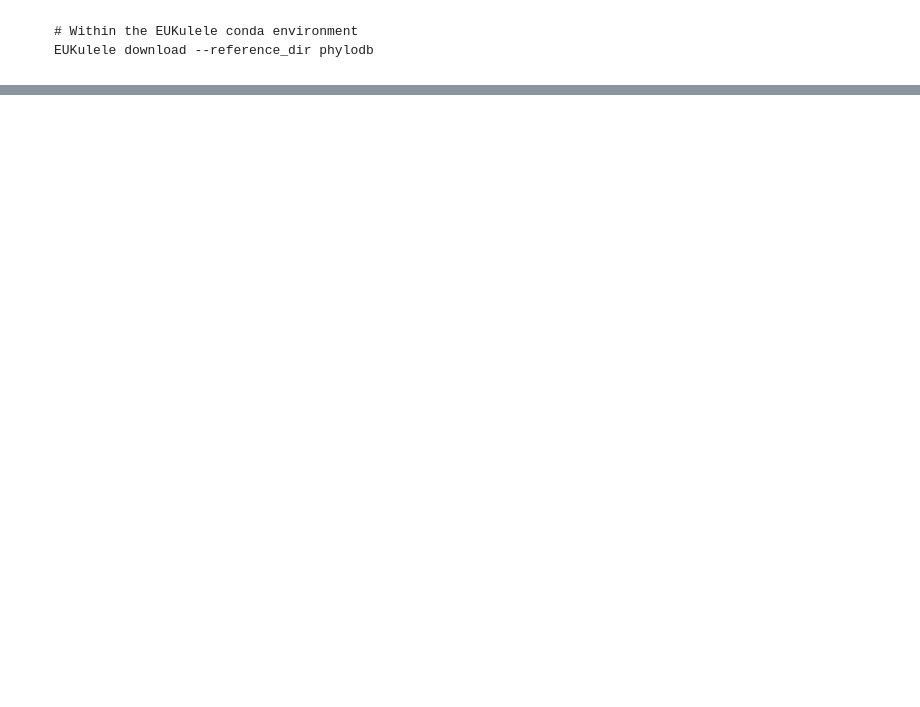
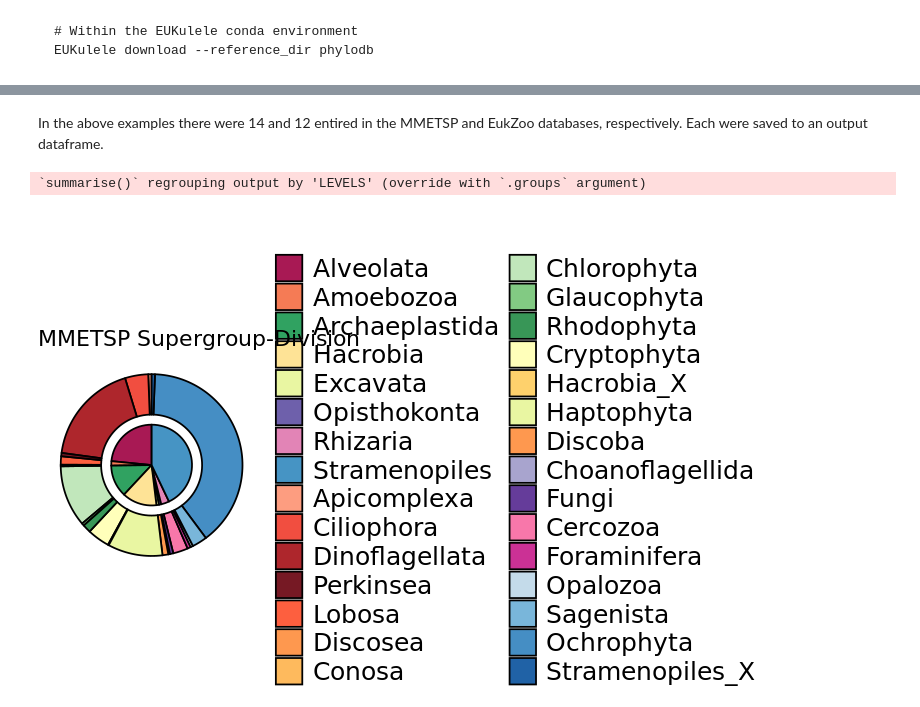
Before and after one commit to AlexanderLabWHOI/EUKulele, a Jupyter notebook: docs/source/EUKulele-tuneR.ipynb, the cells around one changed output, grey strips where cells are left out. Cells and saved outputs as stored; diff of their text form; code cells hidden in the pictures; blank space fills up the shorter version.

```diff
--- a/docs/source/EUKulele-tuneR.ipynb
+++ b/docs/source/EUKulele-tuneR.ipynb
@@ -24,0 +83,8 @@ conda install -c akrinos eukulele
+# %%
+## If in your current directory:
+# euk_out <- file.path("PATH/TO/EUKULELE/OUTPUTDIR")
+# Example:
+euk_out <- file.path("/vortexfs1/omics/alexander/shu/eukulele-test/mmetsp-diamond/nb-output/")
+
+## If located in your current directory use this:
+# euk_out <- getwd()
@@ -591,0 +254,7 @@ A data.frame: 2 × 19
+# %%
+setwd("/vortexfs1/omics/alexander/shu/db")
+# IMPORT
+mmetsp <- read.delim("mmetsp/tax-table.txt")
+phylodb <- read.delim("phylodb/tax-table.txt")
+eukprot <- read.delim("eukprot/tax-table.txt")
+eukzoo <- read.delim("eukzoo/taxonomy-table.txt")
@@ -591,0 +331,48 @@ A data.frame: 2 × 19
+# %% [markdown]
+In the above examples there were 14 and 12 entired in the MMETSP and EukZoo databases, respectively. Each were saved to an output dataframe.
+# %%
+# Visualize contents of MMETSP database
+# Prep mmetsp database to plot distribution
+tld <- c("Strain", "Supergroup", "Division", "Class", "Order", "Family", "Genus", "Species",
+            "Genus_UniEuk", "Epithet_UniEuk", "Supergroup_UniEuk", "Taxogroup_UniEuk")
+mmetsp_plot <- mmetsp %>%
+    select(any_of(tld))
+
+#Factor & prep
+super_div <- mmetsp %>%
+    select(Supergroup, Division) %>%
+    add_column(freq = 1) %>%
+    pivot_longer(cols = c(Supergroup, Division), names_to = "LEVELS") %>%
+    group_by(LEVELS, value) %>%
+    summarise(FREQ = sum(freq)) %>%
+    arrange(LEVELS) %>%
+    data.frame
+div_order <- c("Alveolata","Amoebozoa","Archaeplastida","Hacrobia",
+               "Excavata","Opisthokonta","Rhizaria","Stramenopiles",
+               "Apicomplexa","Ciliophora","Dinoflagellata","Perkinsea",
+               "Lobosa","Discosea","Conosa","Chlorophyta","Glaucophyta",
+               "Rhodophyta","Cryptophyta","Hacrobia_X","Haptophyta", "Discoba",
+               "Choanoflagellida","Fungi","Cercozoa","Foraminifera","Opalozoa",
+               "Sagenista","Ochrophyta","Stramenopiles_X")
+col_order <- c("#9e0142","#f46d43","#1a9850","#fee08b",
+               "#e6f598","#5e4fa2","#de77ae","#3288bd",
+               "#fc9272","#ef3b2c","#a50f15","#67000d",
+               "#fc4e2a","#fd8d3c","#feb24c","#bae4b3","#74c476","#238b45",
+               "#ffffb2","#fecc5c","#e6f598","#fd8d3c","#9e9ac8","#54278f",
+               "#f768a1","#c51b8a","#bdd7e7","#6baed6","#3182bd","#08519c")
+super_div$DIVISION <- factor(super_div$value, levels = div_order)
+super_div$LEVELS_ORDER <- factor(super_div$LEVELS, levels = c("Supergroup", "Division"))
+names(div_order) <- col_order
+
+# plot
+ggplot(super_div, aes(x = LEVELS_ORDER, fill = DIVISION, y = FREQ)) +
+            geom_bar(stat = "identity", position = "stack", color = "black", alpha = 0.9, width = c(0.8)) +
+            coord_polar("y", start = 0) +
+            scale_fill_manual(values = col_order) +
+            theme_void() +
+            theme(legend.title = element_blank(),
+                 legend.text = element_text(size = 15)) +
+            labs(title = "MMETSP Supergroup-Division")
+# %% [output]
+`summarise()` regrouping output by 'LEVELS' (override with `.groups` argument)
+[figure, added]
```
Also changed, not shown: parts of 113 cells of this notebook.
